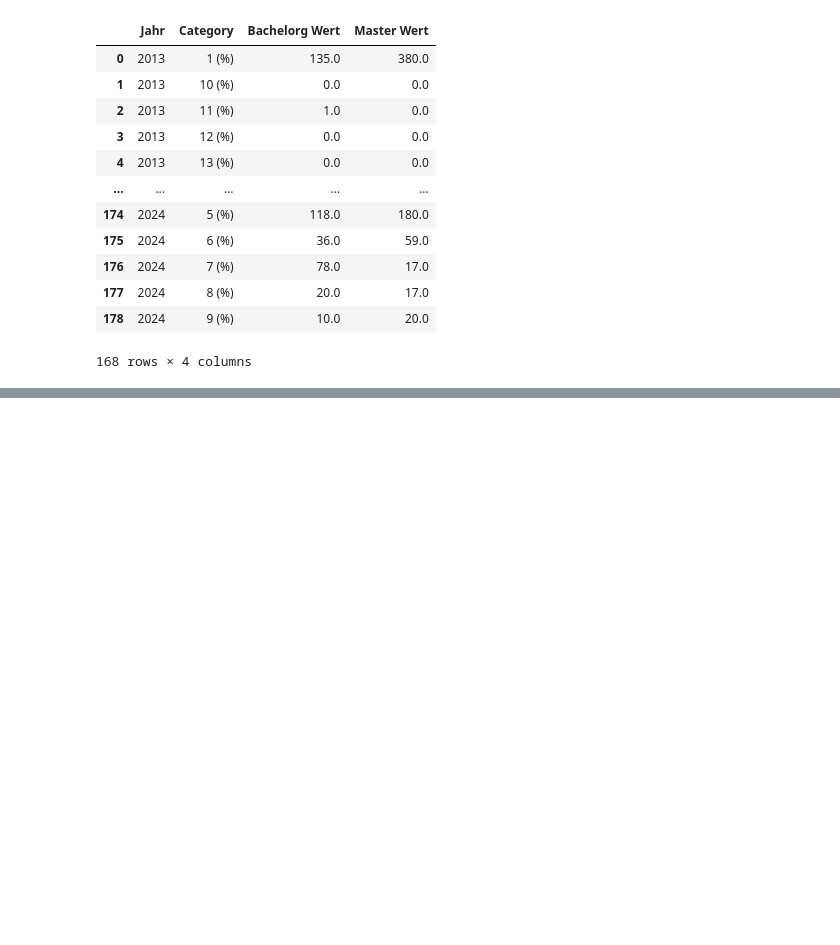
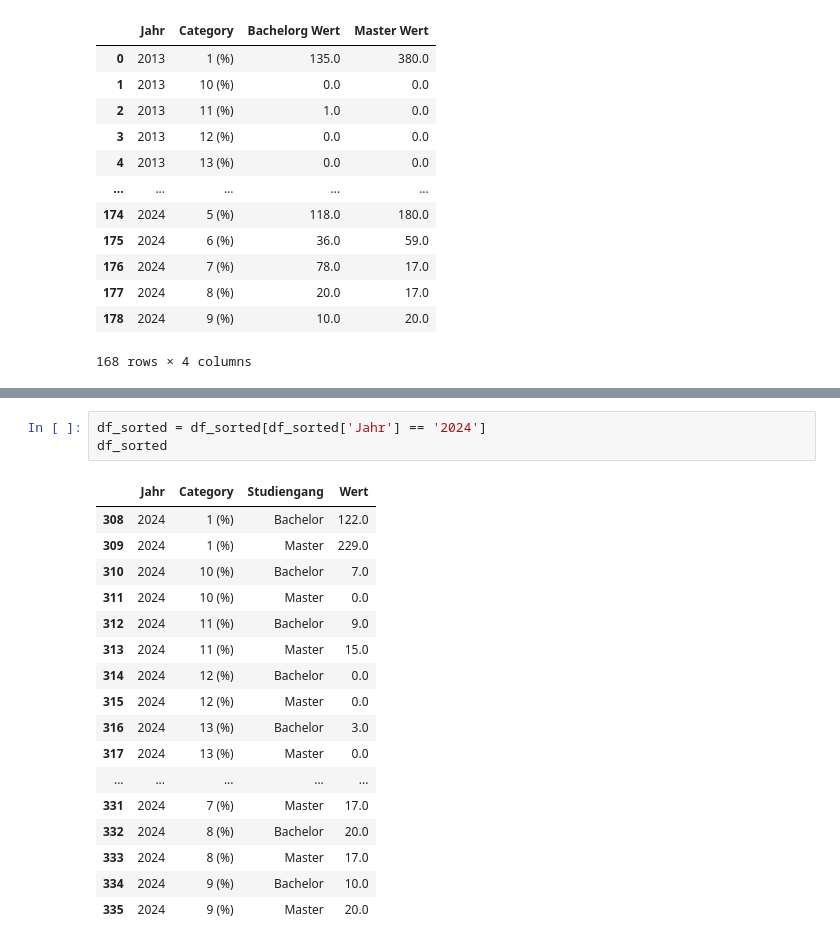
Before and after one commit to davidbirkenberger/infoviz, a Jupyter notebook: fachsemester.ipynb, the cells around one changed output, grey strips where cells are left out. Saved outputs shown, nothing was run; the diff lists cells and outputs as text; blank space fills up the shorter version.

```diff
--- a/fachsemester.ipynb
+++ b/fachsemester.ipynb
@@ -340,0 +239,21 @@ ModuleNotFoundError: No module named 'matplotlib'
+# %%
+df_sorted = df_sorted[df_sorted['Jahr'] == '2024']
+df_sorted
+# %% [output]
+|  | Jahr | Category | Studiengang | Wert |
+| 308 | 2024 | 1 (%) | Bachelor | 122.0 |
+| 309 | 2024 | 1 (%) | Master | 229.0 |
+| 310 | 2024 | 10 (%) | Bachelor | 7.0 |
+| 311 | 2024 | 10 (%) | Master | 0.0 |
+| 312 | 2024 | 11 (%) | Bachelor | 9.0 |
+| 313 | 2024 | 11 (%) | Master | 15.0 |
+| 314 | 2024 | 12 (%) | Bachelor | 0.0 |
+| 315 | 2024 | 12 (%) | Master | 0.0 |
+| 316 | 2024 | 13 (%) | Bachelor | 3.0 |
+| 317 | 2024 | 13 (%) | Master | 0.0 |
+| ... | ... | ... | ... | ... |
+| 331 | 2024 | 7 (%) | Master | 17.0 |
+| 332 | 2024 | 8 (%) | Bachelor | 20.0 |
+| 333 | 2024 | 8 (%) | Master | 17.0 |
+| 334 | 2024 | 9 (%) | Bachelor | 10.0 |
+| 335 | 2024 | 9 (%) | Master | 20.0 |
```
Also changed, not shown: parts of 12 cells of this notebook.
